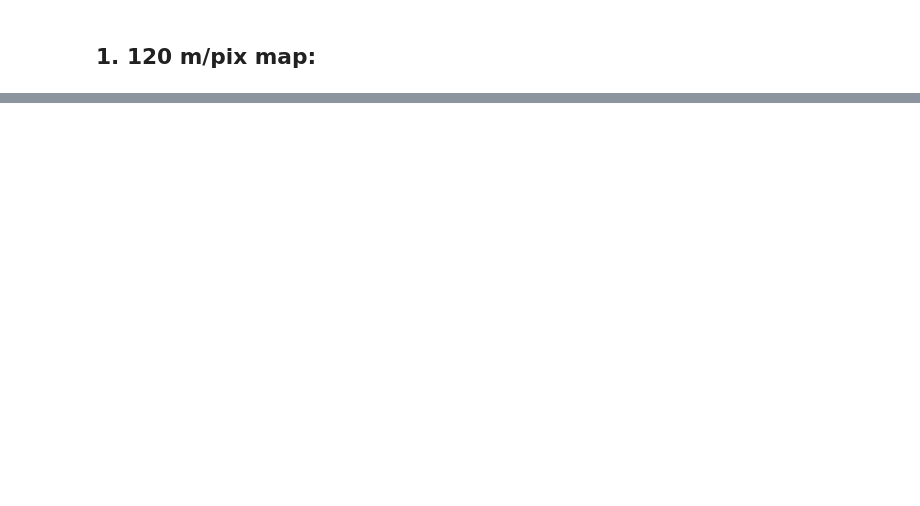
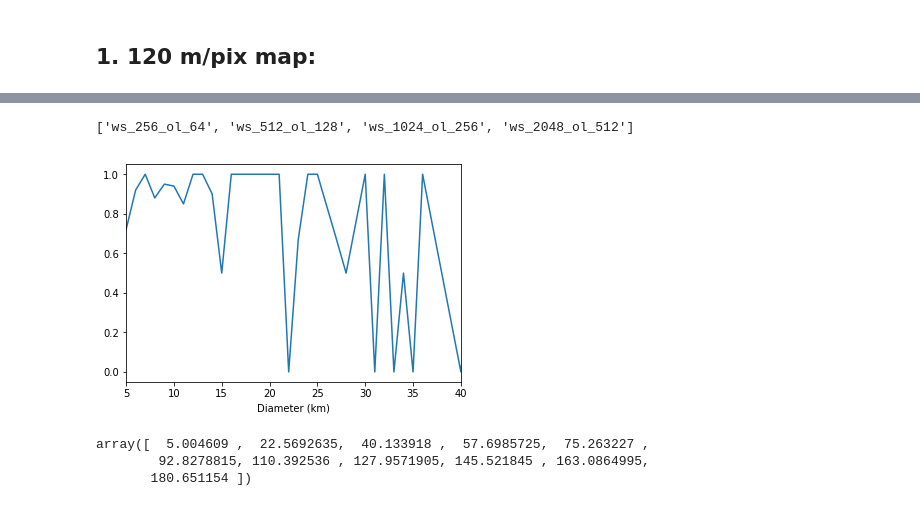
Before and after one commit to arielgis/DLM-Project, a Jupyter notebook: analysis/create_compare_sets.ipynb, the cells around one changed output, grey strips where cells are left out. Drawn from its saved outputs; the diff is of its cells as text; code cells hidden in the pictures; blank space fills up the shorter version.

```diff
--- a/analysis/create_compare_sets.ipynb
+++ b/analysis/create_compare_sets.ipynb
@@ -67 +87,21 @@ for 120 m/pix, 8-bit: [72.1 77.9 57.4 15.2] | over all: 0.852
+# %%
+["ws_{}_ol_{}".format(crop[0], crop[1]) for crop in crop_sizes_set]
+# %% [output]
+['ws_256_ol_64', 'ws_512_ol_128', 'ws_1024_ol_256', 'ws_2048_ol_512']
+# %%
+
+craters1['all'] = craters1.iloc[:,3:].any(axis=1)
+df = round(craters1.round().groupby('Diameter (km)').mean(),2)
+df.iloc[:,-1].plot()
+plt.xlim([5,40]);
+# %% [output]
+[figure, added]
+# %%
+(n,bins) = np.histogram(craters3['Diameter (km)'])
+bins
+# [mean()]
+# %% [output]
+array([  5.004609 ,  22.5692635,  40.133918 ,  57.6985725,  75.263227 ,
+        92.8278815, 110.392536 , 127.9571905, 145.521845 , 163.0864995,
+       180.651154 ])
 # %%
```
Also changed, not shown: parts of 26 cells of this notebook, 7 other files.
